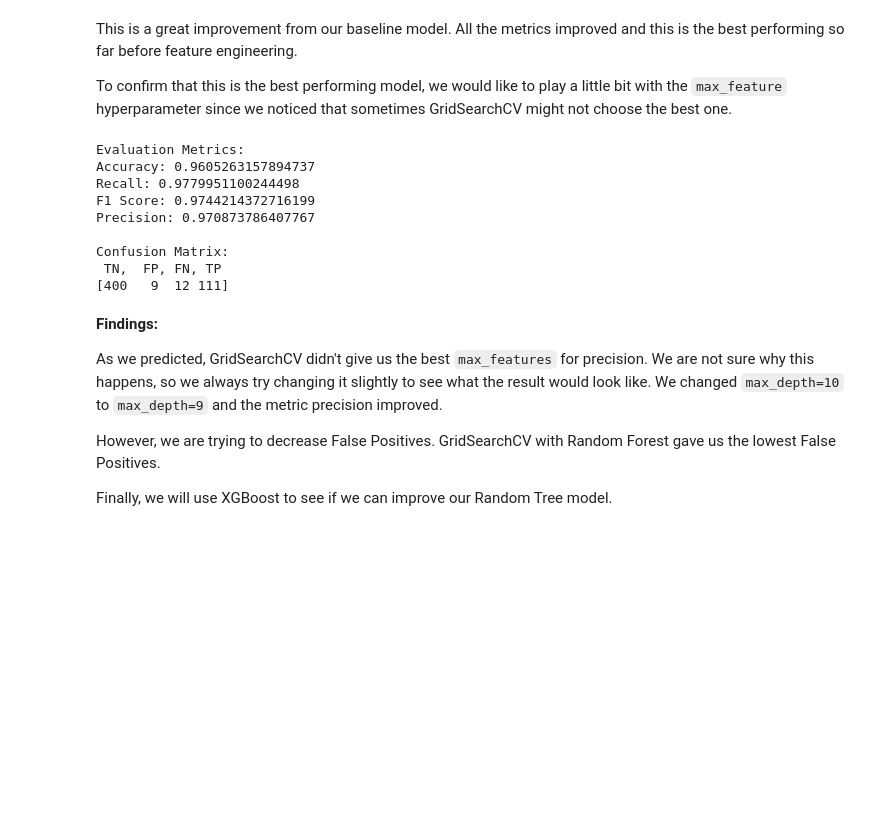
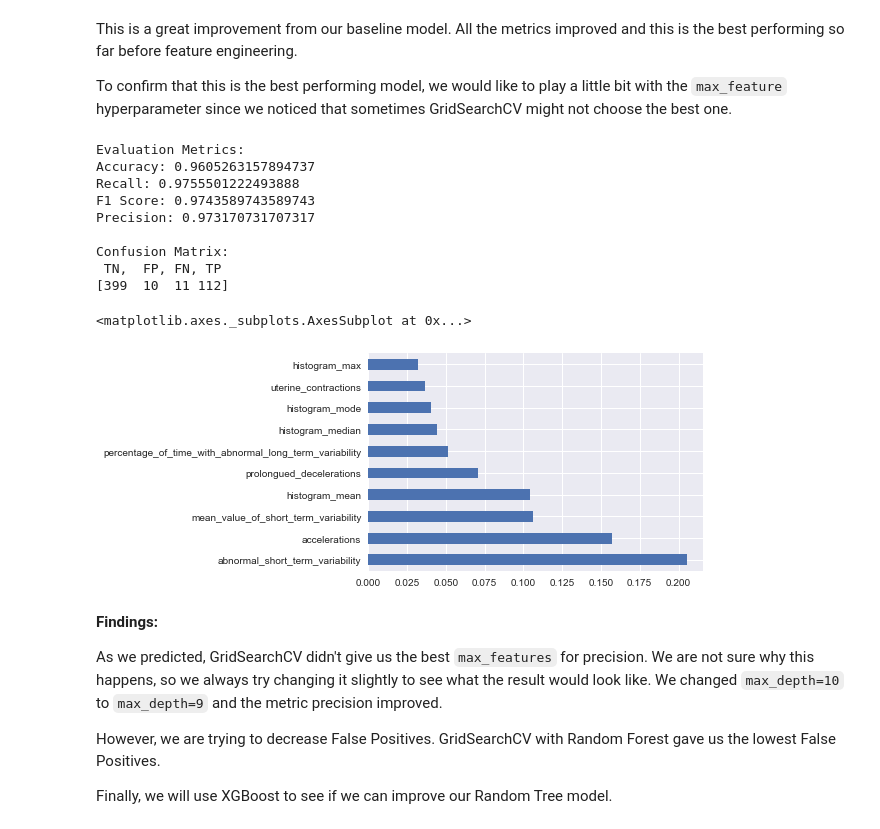
Before and after one commit to Jacobheyman702/Predicting-Fetal-Risk-Using-Cardiotocographic-Data, a Jupyter notebook: vanilla_model_cleaned.ipynb, the cells around one changed output. Drawn from its saved outputs; the diff is of its cells as text; code cells hidden in the pictures; blank space fills up the shorter version.

```diff
--- a/vanilla_model_cleaned.ipynb
+++ b/vanilla_model_cleaned.ipynb
@@ -38,8 +38,8 @@ pd.set_option('display.max_columns', 300)
 
 plt.style.use('seaborn')
 # %%
-# ead in UCI Heart Disiease Databasae
-df = pd.read_csv('fetal_health.csv')
+#
+df = pd.read_csv('../Phase_3_Project/data.csv/fetal_health.csv')
 # %% [markdown]
 ## Data Cleaning
 # %%
@@ -494,13 +506,18 @@ evaluation(y_test, y_preds_rfr_tuned)
 # %% [output]
 Evaluation Metrics:
 Accuracy: 0.9605263157894737
-Recall: 0.9779951100244498
-F1 Score: 0.9744214372716199
-Precision: 0.970873786407767
+Recall: 0.9755501222493888
+F1 Score: 0.9743589743589743
+Precision: 0.973170731707317
 
 Confusion Matrix:
  TN,  FP, FN, TP
-[400   9  12 111]
+[399  10  11 112]
+# %%
+pd.Series(rfc.feature_importances_, index=X.columns).nlargest(10).plot(kind='barh')
+# %% [output]
+<matplotlib.axes._subplots.AxesSubplot at 0x...>
+[figure, added]
 # %% [markdown]
 <b>Findings:</b>
 
```
Also changed, not shown: parts of 14 cells of this notebook, 1 other file.
